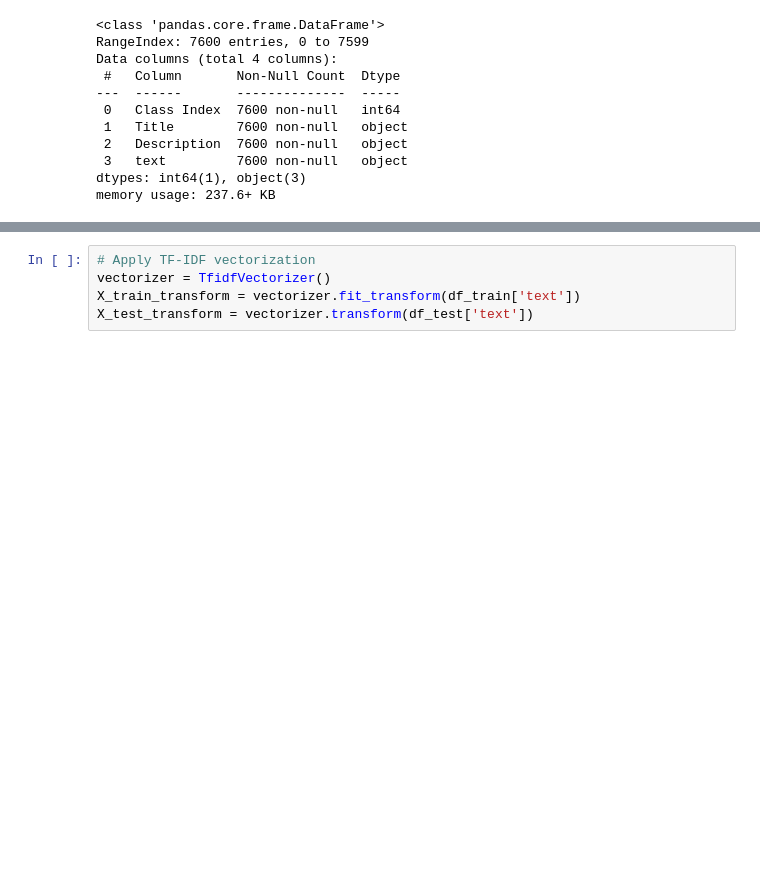
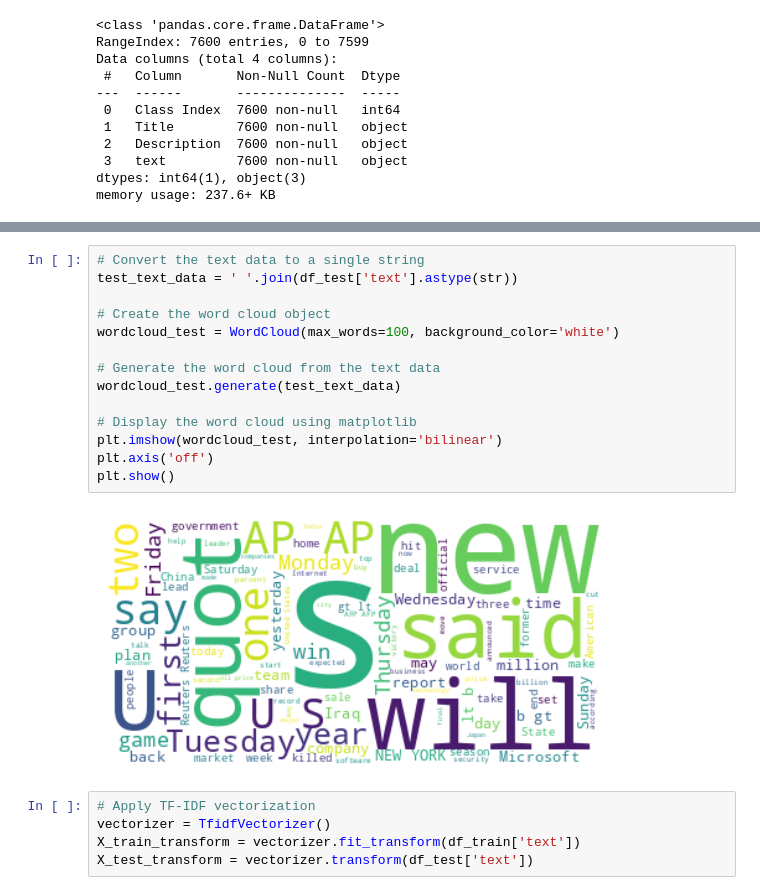
Before and after one commit to sakshisubedi/Exploring-Machine-Learning-and-Few-Shot-Techniques-for-Text-Classification, a Jupyter notebook: logistic_regression/ag_news_logistic.ipynb, the cells around one changed output, grey strips where cells are left out. Saved outputs shown, nothing was run; the diff lists cells and outputs as text; blank space fills up the shorter version.

```diff
--- a/logistic_regression/ag_news_logistic.ipynb
+++ b/logistic_regression/ag_news_logistic.ipynb
@@ -114,3 +133,19 @@ memory usage: 237.6+ KB
+# %%
+# Convert the text data to a single string
+test_text_data = ' '.join(df_test['text'].astype(str))
+
+# Create the word cloud object
+wordcloud_test = WordCloud(max_words=100, background_color='white')
+
+# Generate the word cloud from the text data
+wordcloud_test.generate(test_text_data)
+
+# Display the word cloud using matplotlib
+plt.imshow(wordcloud_test, interpolation='bilinear')
+plt.axis('off')
+plt.show()
+# %% [output]
+[figure, added]
 # %%
 # Apply TF-IDF vectorization
 vectorizer = TfidfVectorizer()
```
Also changed, not shown: parts of 2 cells of this notebook.
